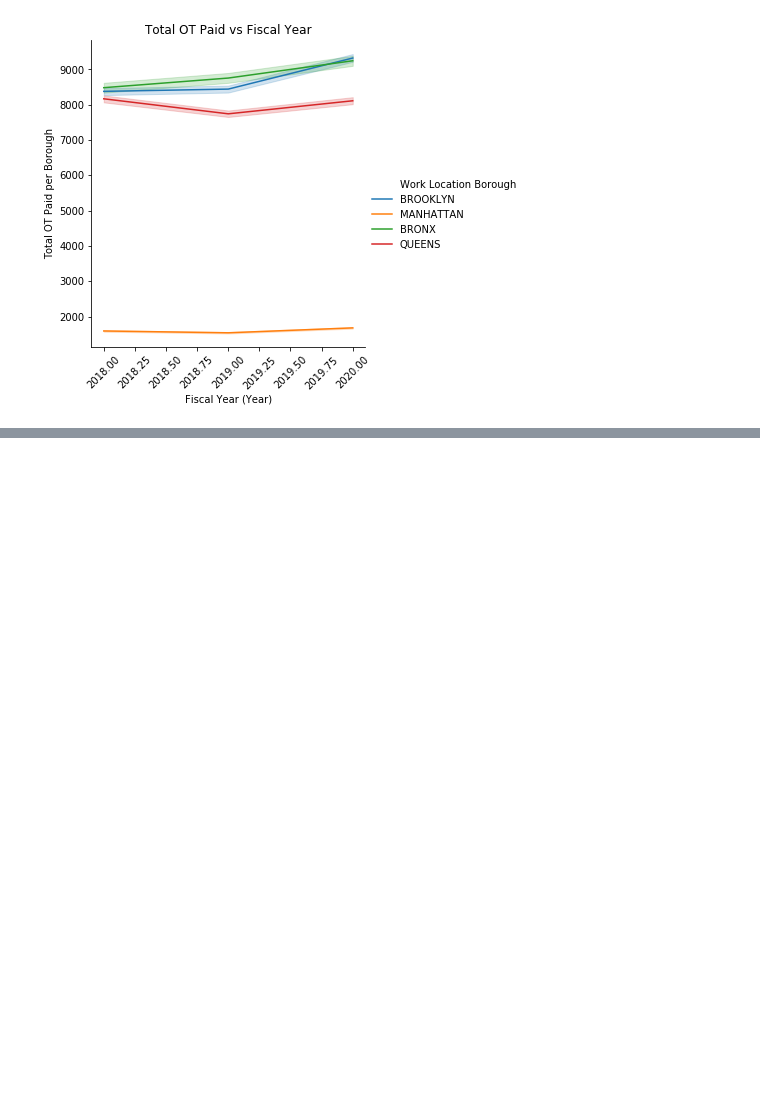
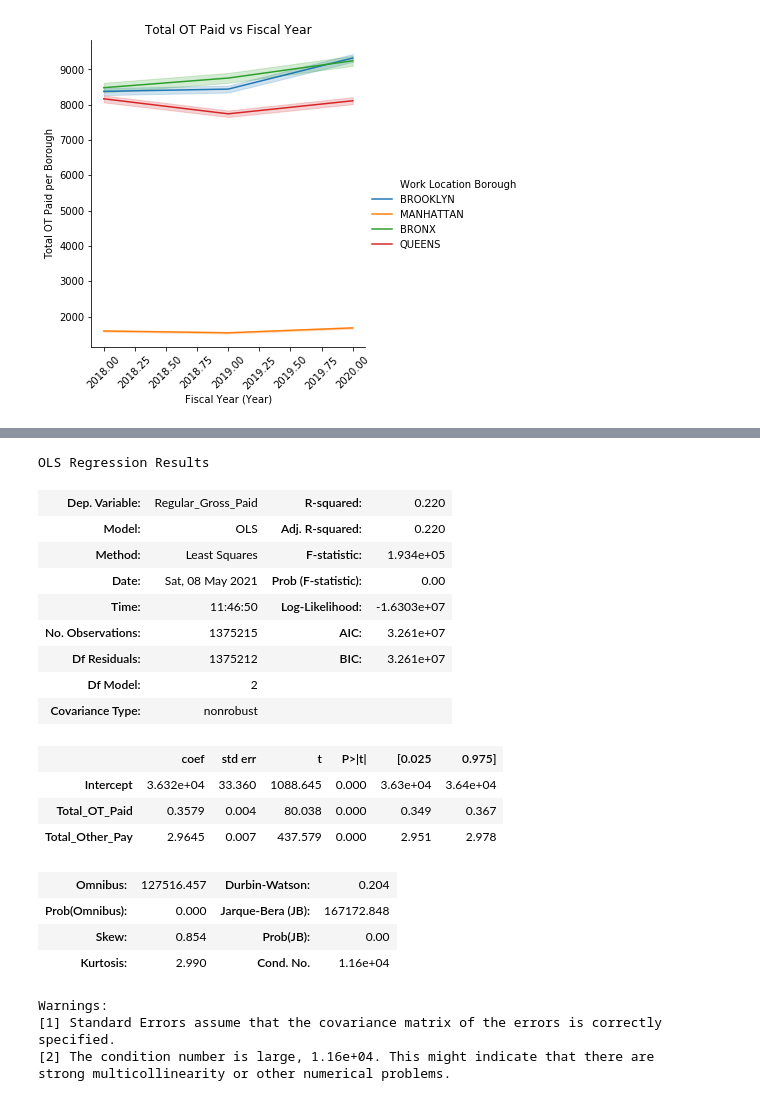
Before and after one commit to carlos-constante/MAT-796-Indepedent-Study-Project, a Jupyter notebook: Project_Carlos_Constante.ipynb, the cells around one changed output, grey strips where cells are left out. Saved outputs shown, nothing was run; the diff lists cells and outputs as text; code cells hidden in the pictures; blank space fills up the shorter version.

```diff
--- a/Project_Carlos_Constante.ipynb
+++ b/Project_Carlos_Constante.ipynb
@@ -907,0 +947,27 @@ Text(0.5, 1, 'Total OT Paid vs Fiscal Year')
+# %%
+lm = smf.ols('Regular_Gross_Paid ~ Total_OT_Paid + Total_Other_Pay',\
+            data = sal_nyc3).fit()
+lm.summary()
+# %% [output]
+OLS Regression Results
+| Dep. Variable: | Regular_Gross_Paid | R-squared: | 0.220 |
+| Model: | OLS | Adj. R-squared: | 0.220 |
+| Method: | Least Squares | F-statistic: | 1.934e+05 |
+| Date: | Sat, 08 May 2021 | Prob (F-statistic): | 0.00 |
+| Time: | 11:46:50 | Log-Likelihood: | -1.6303e+07 |
+| No. Observations: | 1375215 | AIC: | 3.261e+07 |
+| Df Residuals: | 1375212 | BIC: | 3.261e+07 |
+| Df Model: | 2 |  |  |
+| Covariance Type: | nonrobust |  |  |
+|  | coef | std err | t | P>|t| | [0.025 | 0.975] |
+| Intercept | 3.632e+04 | 33.360 | 1088.645 | 0.000 | 3.63e+04 | 3.64e+04 |
+| Total_OT_Paid | 0.3579 | 0.004 | 80.038 | 0.000 | 0.349 | 0.367 |
+| Total_Other_Pay | 2.9645 | 0.007 | 437.579 | 0.000 | 2.951 | 2.978 |
+| Omnibus: | 127516.457 | Durbin-Watson: | 0.204 |
+| Prob(Omnibus): | 0.000 | Jarque-Bera (JB): | 167172.848 |
+| Skew: | 0.854 | Prob(JB): | 0.00 |
+| Kurtosis: | 2.990 | Cond. No. | 1.16e+04 |
+Warnings:
+[1] Standard Errors assume that the covariance matrix of the errors is correctly specified.
+[2] The condition number is large, 1.16e+04. This might indicate that there are
+strong multicollinearity or other numerical problems.
```
Also changed, not shown: parts of 5 cells of this notebook, 1 other file.
